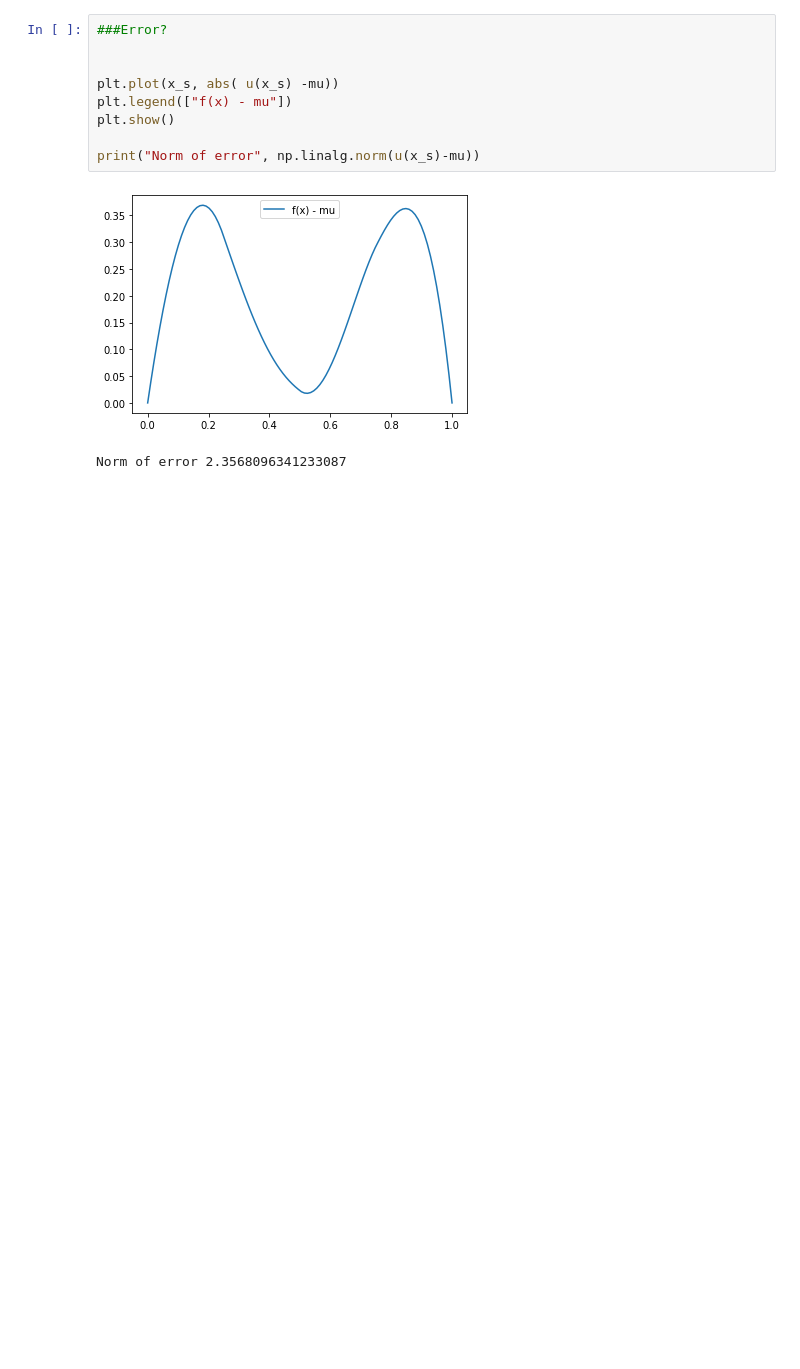
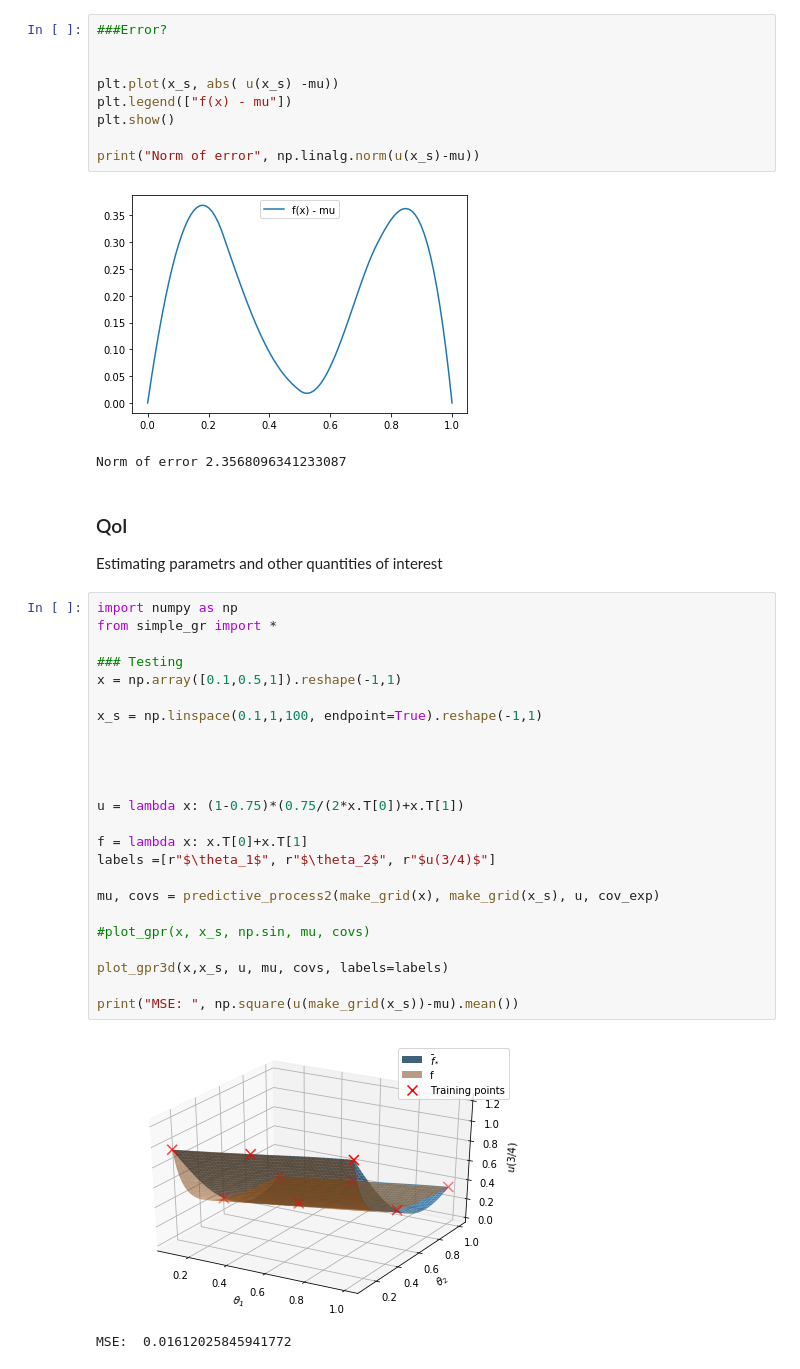
Before and after one commit to gum33/Physics-Informed-Emulator, a Jupyter notebook: Test2.ipynb, the cells around one changed output. Saved outputs shown, nothing was run; the diff lists cells and outputs as text; blank space fills up the shorter version.

```diff
--- a/Test2.ipynb
+++ b/Test2.ipynb
@@ -205,3 +206,34 @@ print("Norm of error", np.linalg.norm(u(x_s)-mu))
 # %% [output]
 [figure]
 Norm of error 2.3568096341233087
+# %% [markdown]
+### QoI
+
+Estimating parametrs and other quantities of interest
+# %%
+import numpy as np
+from simple_gr import *
+
+### Testing
+x = np.array([0.1,0.5,1]).reshape(-1,1)
+
+x_s = np.linspace(0.1,1,100, endpoint=True).reshape(-1,1)
+
+
+
+
+u = lambda x: (1-0.75)*(0.75/(2*x.T[0])+x.T[1])
+
+f = lambda x: x.T[0]+x.T[1]
+labels =[r"$\theta_1$", r"$\theta_2$", r"$u(3/4)$"]
+
+mu, covs = predictive_process2(make_grid(x), make_grid(x_s), u, cov_exp)
+
+#plot_gpr(x, x_s, np.sin, mu, covs)
+
+plot_gpr3d(x,x_s, u, mu, covs, labels=labels)
+
+print("MSE: ", np.square(u(make_grid(x_s))-mu).mean())
+# %% [output]
+[figure, added]
+MSE:  0.01612025845941772
```
Also changed, not shown: parts of 8 cells of this notebook, 1 other file.
